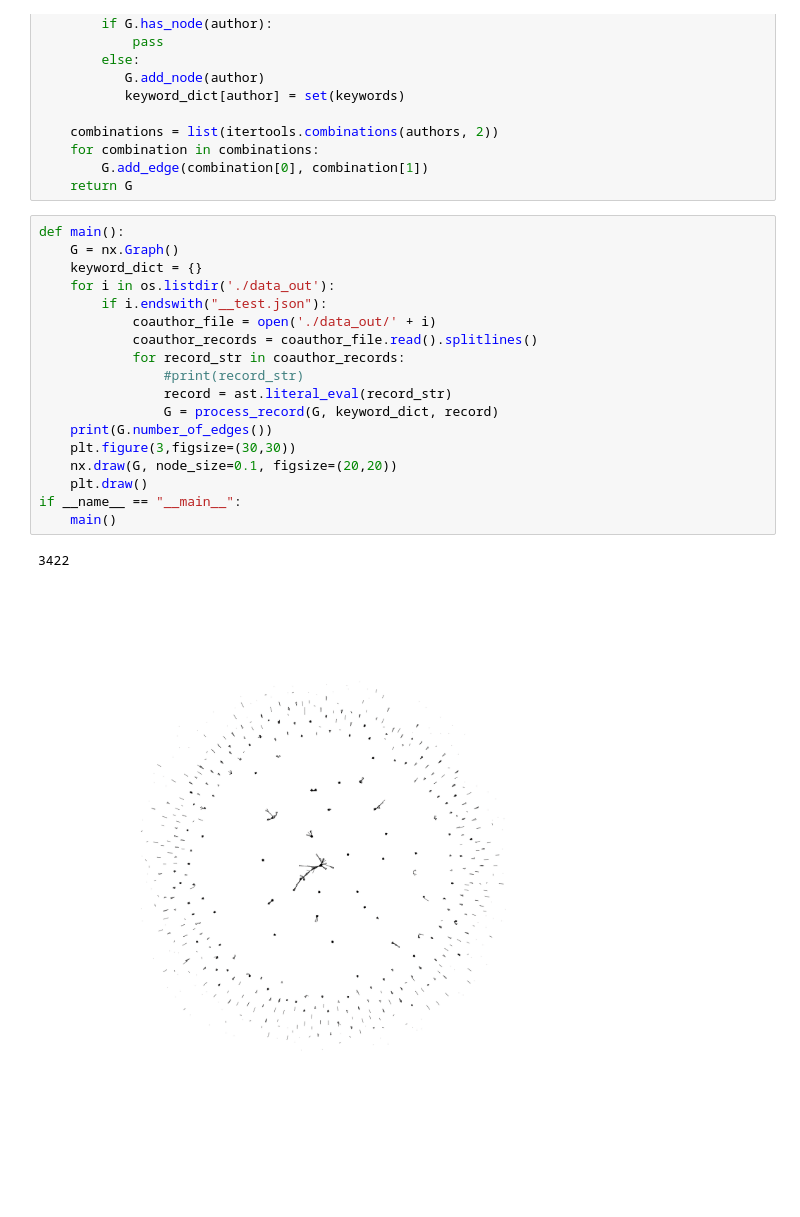
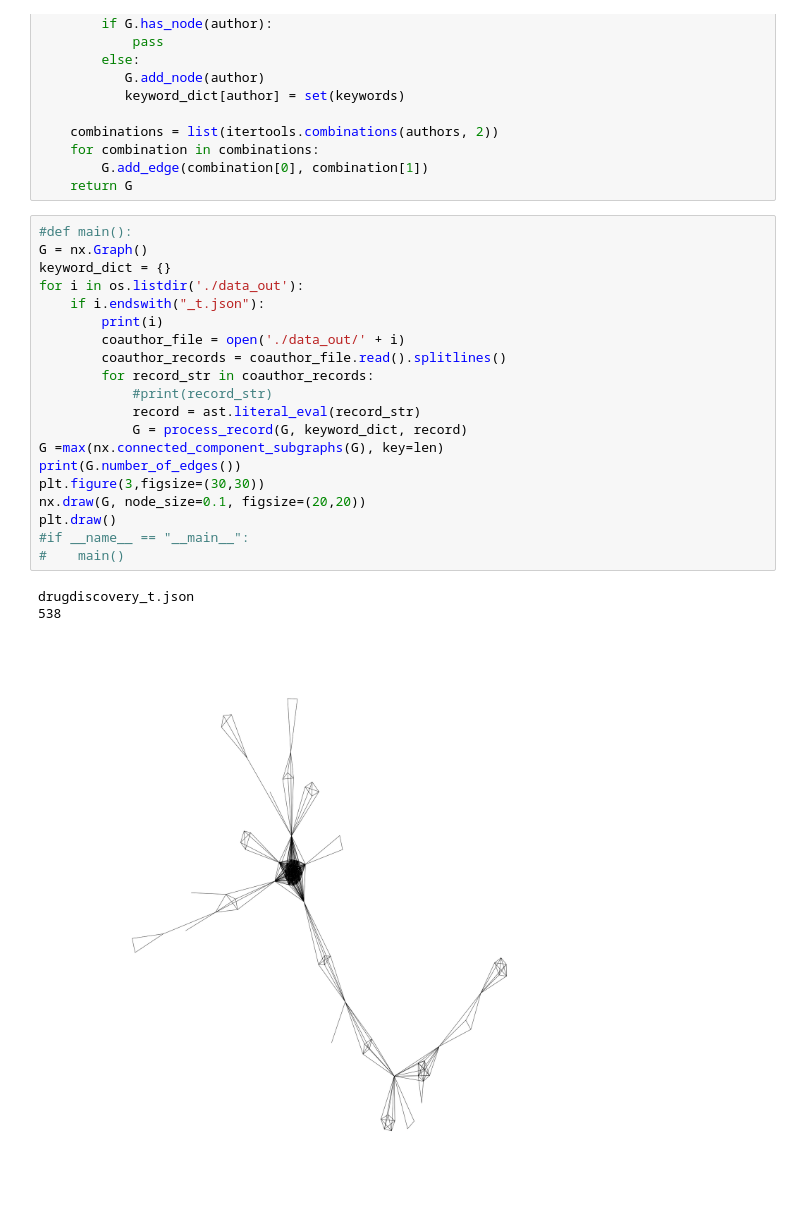
Before and after one commit to asazonov/mendeley-coauth, a Jupyter notebook: graph_processing.ipynb, the cells around one changed output. Saved outputs shown, nothing was run; the diff lists cells and outputs as text; blank space fills up the shorter version.

```diff
--- a/graph_processing.ipynb
+++ b/graph_processing.ipynb
@@ -23,23 +23,26 @@ def process_record(G, keyword_dict, record):
         G.add_edge(combination[0], combination[1])
     return G
 # %%
-def main():
-    G = nx.Graph()
-    keyword_dict = {}
-    for i in os.listdir('./data_out'):
-        if i.endswith("__test.json"):
-            coauthor_file = open('./data_out/' + i)
-            coauthor_records = coauthor_file.read().splitlines()
-            for record_str in coauthor_records:
-                #print(record_str)
-                record = ast.literal_eval(record_str)
-                G = process_record(G, keyword_dict, record)
-    print(G.number_of_edges())
-    plt.figure(3,figsize=(30,30))
-    nx.draw(G, node_size=0.1, figsize=(20,20))
-    plt.draw()
-if __name__ == "__main__":
-    main()
+#def main():
+G = nx.Graph()
+keyword_dict = {}
+for i in os.listdir('./data_out'):
+    if i.endswith("_t.json"):
+        print(i)
+        coauthor_file = open('./data_out/' + i)
+        coauthor_records = coauthor_file.read().splitlines()
+        for record_str in coauthor_records:
+            #print(record_str)
+            record = ast.literal_eval(record_str)
+            G = process_record(G, keyword_dict, record)
+G =max(nx.connected_component_subgraphs(G), key=len)
+print(G.number_of_edges())
+plt.figure(3,figsize=(30,30))
+nx.draw(G, node_size=0.1, figsize=(20,20))
+plt.draw()
+#if __name__ == "__main__":
+#    main()
 # %% [output]
-3422
+drugdiscovery_t.json
+538
-[figure, old version]
+[figure, new version]
```
Also changed, not shown: parts of 2 cells of this notebook, 18 other files.
